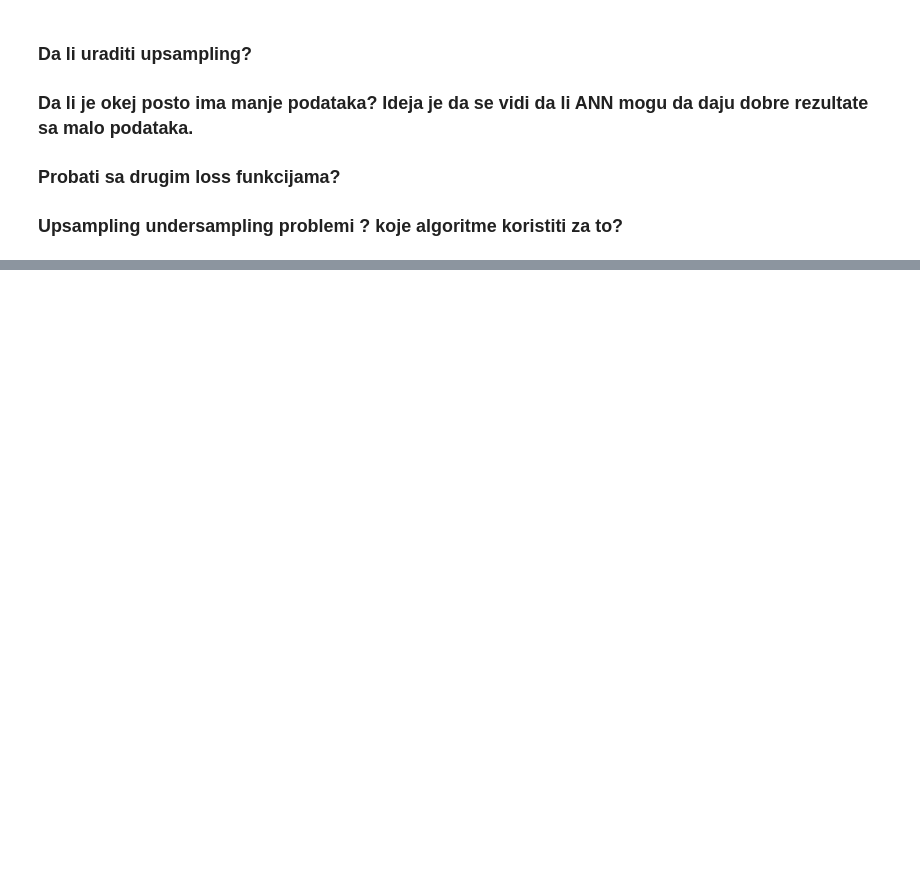
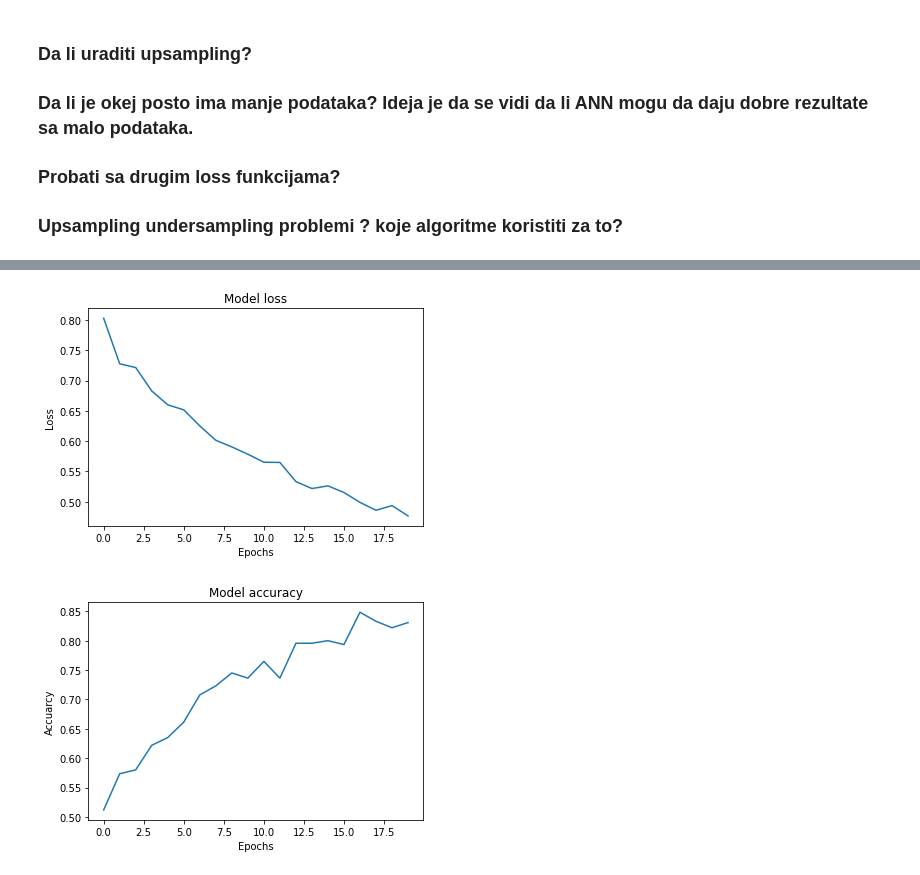
Before and after one commit to nikolavukotic/MachineLearning-ANNs, a Jupyter notebook: breast-cancer-classification-anns.ipynb, the cells around one changed output, grey strips where cells are left out. Drawn from its saved outputs; the diff is of its cells as text; code cells hidden in the pictures; blank space fills up the shorter version.

```diff
--- a/breast-cancer-classification-anns.ipynb
+++ b/breast-cancer-classification-anns.ipynb
@@ -496,0 +598,14 @@ model_compare.plot(kind='barh',);
+# %%
+ann2_adagrad = tf.keras.models.Sequential([
+    tf.keras.layers.Dense(units=30, activation='relu'), # Input layer and 1st Hidden layer
+    tf.keras.layers.Dropout(rate=0.1),
+    tf.keras.layers.Dense(units=16, activation='relu'), # 2nd Hidden layer
+    tf.keras.layers.Dropout(rate=0.1),
+    tf.keras.layers.Dense(units=1, activation='sigmoid') # Output layer
+])
+# %%
+ann2_adagrad.compile(optimizer='adagrad',
+            loss='binary_crossentropy',
+            metrics=['accuracy'])
+# %%
+ann2_adagrad_hist = ann2_adagrad.fit(X_train, y_train, batch_size=BATCH_SIZE, epochs=EPOCHS, callbacks=[early_stopping])
@@ -496,0 +630,15 @@ model_compare.plot(kind='barh',);
+# %%
+plt.plot(ann2_adagrad_hist.history['loss'])
+plt.title('Model loss')
+plt.xlabel('Epochs')
+plt.ylabel('Loss')
+plt.show()
+
+plt.plot(ann2_adagrad_hist.history['accuracy'])
+plt.title('Model accuracy')
+plt.xlabel('Epochs')
+plt.ylabel('Accuarcy')
+plt.show()
+# %% [output]
+[figure, added]
+[figure, added]
```
Also changed, not shown: parts of 111 cells of this notebook.
